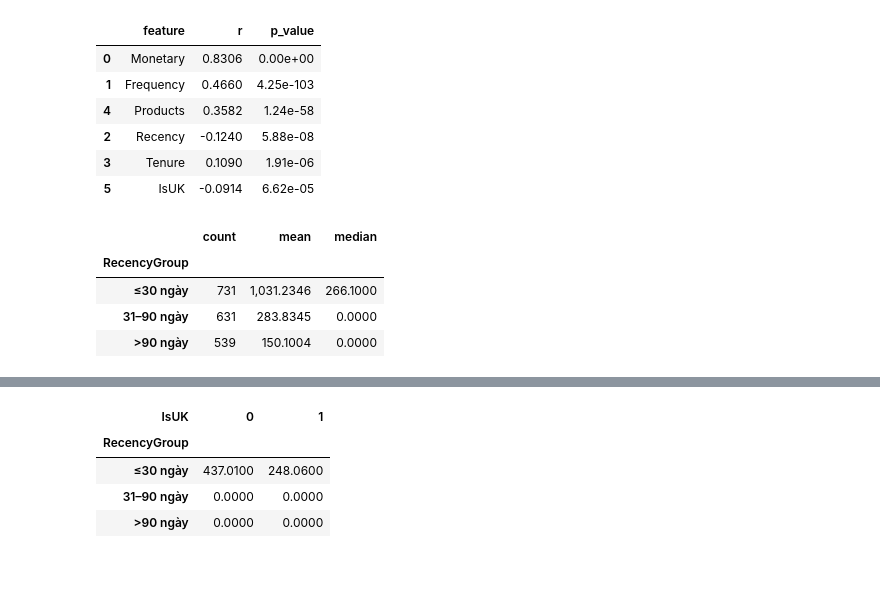
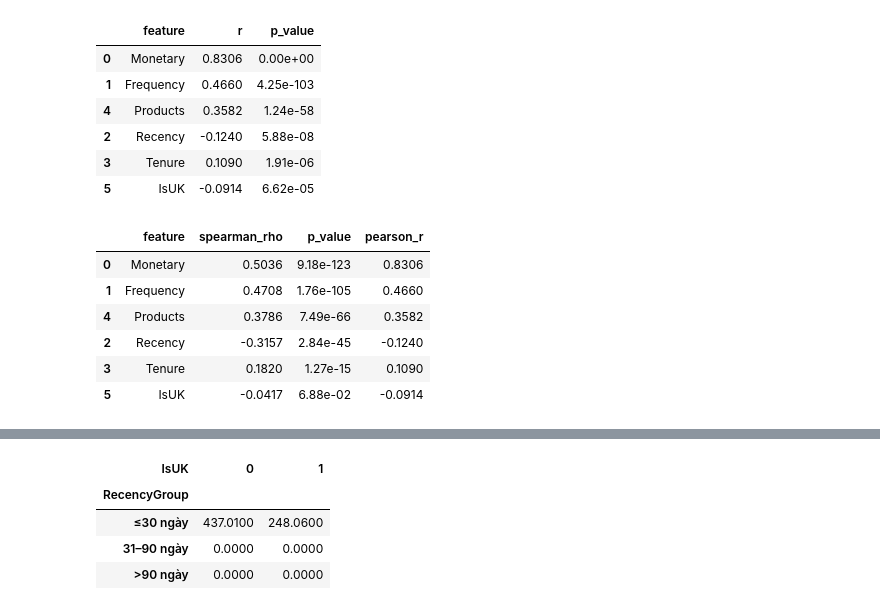
Before and after one commit to Trunguit1122/ecomanalysis, a Jupyter notebook: analysis/NhomXX_Phan_tich.ipynb, the cells around one changed output, grey strips where cells are left out. Cells and saved outputs as stored; diff of their text form; code cells hidden in the pictures; blank space fills up the shorter version.

```diff
--- a/analysis/NhomXX_Phan_tich.ipynb
+++ b/analysis/NhomXX_Phan_tich.ipynb
@@ -58,6 +58,7 @@ RECENCY_LABELS = ['≤30 ngày', '31–90 ngày', '>90 ngày']
 
 TARGET = 'FutureSpend'
 FEATURES = ['Monetary', 'Frequency', 'Recency', 'Tenure', 'Products', 'IsUK']
+NUMERIC_FEATURES = [c for c in FEATURES if c != 'IsUK']   # IsUK là biến nhị phân 0/1
 RANDOM_STATE = 42
 TEST_SIZE = 0.30
 
@@ -339,6 +340,7 @@ def clean_sales(data, drop_duplicates=True):
     has_date_country = sales['InvoiceDate'].notna() & sales['Country'].notna()
     sales = keep_rows(sales, has_date_country, '7 Có ngày và quốc gia', audit_rows)
 
+    assert (sales['CustomerID'] % 1 == 0).all(), 'CustomerID phải là số nguyên trước khi đổi sang chuỗi'
     sales['CustomerID'] = sales['CustomerID'].astype('int64').astype('string')
     sales['LineSpend'] = sales['Quantity'] * sales['UnitPrice']
     return sales, pd.DataFrame(audit_rows), excluded_codes
@@ -496,7 +516,7 @@ Phân tích liên quan đến y **chỉ dùng tập train**. Không dùng y_test
 # %%
 train_df = customers.loc[X_train.index].copy()
 # %%
-descriptive = train_df[FEATURES[:-1] + [TARGET]].describe().T
+descriptive = train_df[NUMERIC_FEATURES + [TARGET]].describe().T
 for c in ['Monetary', TARGET]:
     descriptive.loc[c, 'mode_first'] = train_df[c].mode().iloc[0]
 descriptive['range'] = descriptive['max'] - descriptive['min']
@@ -567,7 +607,7 @@ save_fig(fig, '04_correlation')
 # %%
 pearson_rows = []
 for c in FEATURES:
-    r, p = stats.pearsonr(train_df[c], y_train)
+    r, p = stats.pearsonr(train_df[c], train_df[TARGET])
     pearson_rows.append({'feature': c, 'r': r, 'p_value': p})
 pearson = pd.DataFrame(pearson_rows)
 pearson.to_csv(OUT_DIR / 'pearson_train.csv', index=False)
@@ -581,12 +621,22 @@ pearson.sort_values('r', key=np.abs, ascending=False).assign(p_value=lambda d: d
 | 2 | Recency | -0.1240 | 5.88e-08 |
 | 3 | Tenure | 0.1090 | 1.91e-06 |
 | 5 | IsUK | -0.0914 | 6.62e-05 |
-# %%
-group_table = train_df.groupby('RecencyGroup', observed=True)[TARGET].agg(['count', 'mean', 'median'])
-group_table
-# %% [output]
-|  | count | mean | median |
-| RecencyGroup |  |  |  |
-| ≤30 ngày | 731 | 1,031.2346 | 266.1000 |
-| 31–90 ngày | 631 | 283.8345 | 0.0000 |
-| >90 ngày | 539 | 150.1004 | 0.0000 |
+# %%
+# Spearman dựa trên thứ hạng nên ít bị chi phối bởi vài khách mua sỉ; so sánh với Pearson để thấy ảnh hưởng của ngoại lệ
+spearman_rows = []
+for c in FEATURES:
+    rho, p = stats.spearmanr(train_df[c], train_df[TARGET])
+    spearman_rows.append({'feature': c, 'spearman_rho': rho, 'p_value': p})
+spearman = pd.DataFrame(spearman_rows)
+spearman.to_csv(OUT_DIR / 'spearman_train.csv', index=False)
+rank_vs_linear = spearman.merge(pearson[['feature', 'r']], on='feature').rename(columns={'r': 'pearson_r'})
+rank_vs_linear.sort_values('spearman_rho', key=np.abs, ascending=False).assign(
+    p_value=lambda d: d['p_value'].map('{:.2e}'.format))
+# %% [output]
+|  | feature | spearman_rho | p_value | pearson_r |
+| 0 | Monetary | 0.5036 | 9.18e-123 | 0.8306 |
+| 1 | Frequency | 0.4708 | 1.76e-105 | 0.4660 |
+| 4 | Products | 0.3786 | 7.49e-66 | 0.3582 |
+| 2 | Recency | -0.3157 | 2.84e-45 | -0.1240 |
+| 3 | Tenure | 0.1820 | 1.27e-15 | 0.1090 |
+| 5 | IsUK | -0.0417 | 6.88e-02 | -0.0914 |
```
Also changed, not shown: parts of 10 cells of this notebook, 2 other files.
